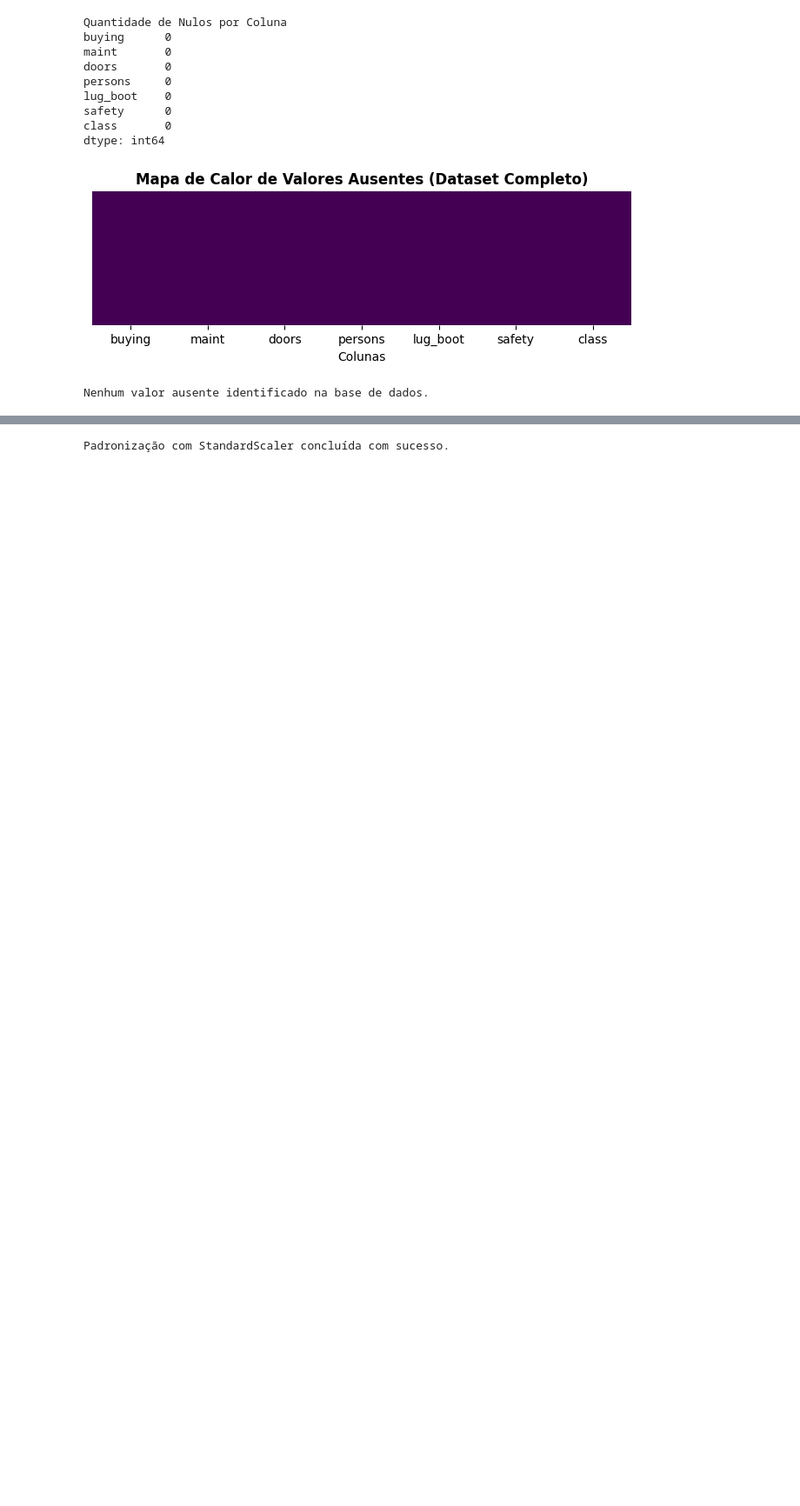
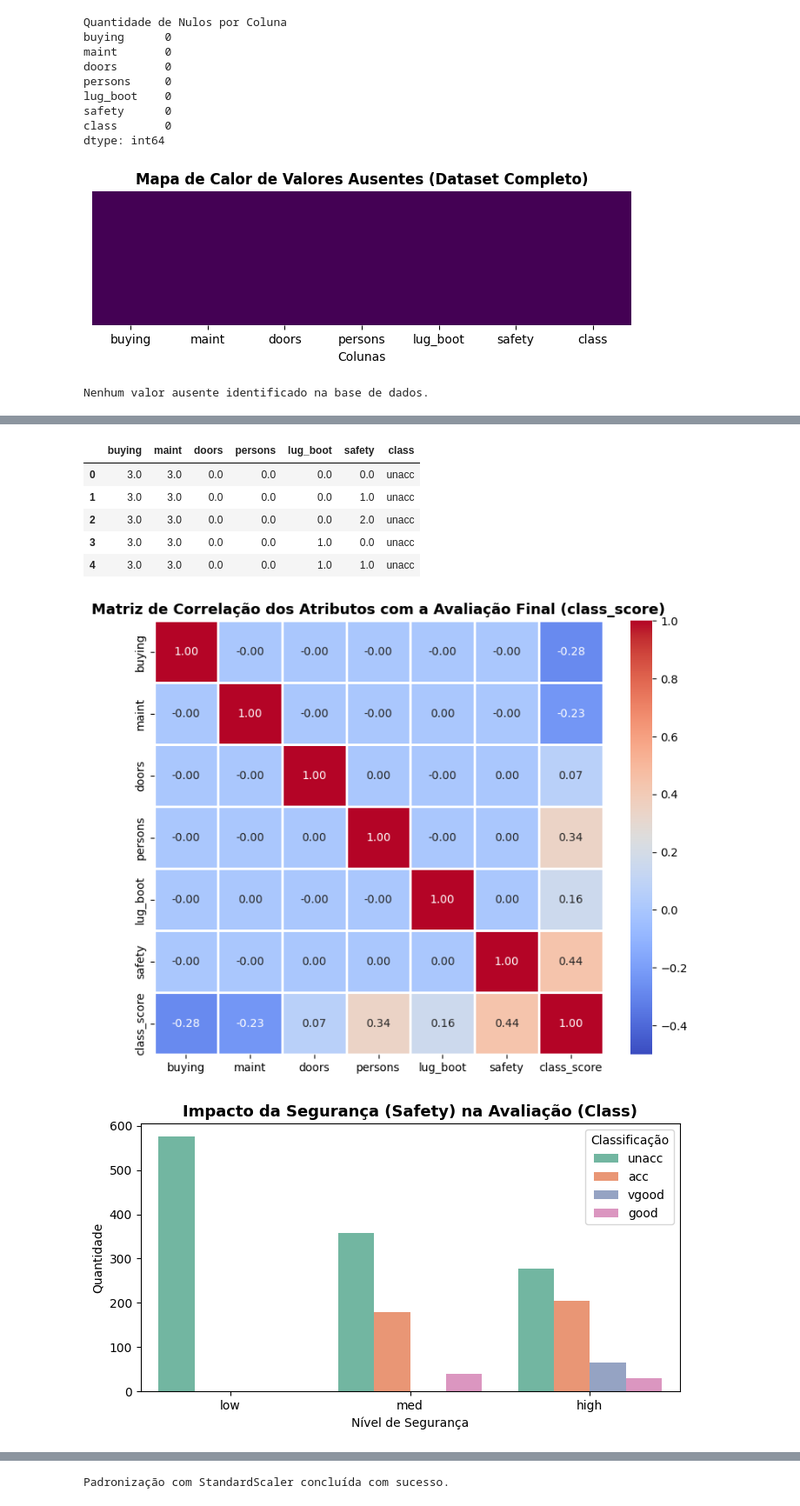
Before and after one commit to nsx270/Summit---Car-Classification-Dataset, a Jupyter notebook: car-classification-dataset.ipynb, the cells around one changed output, grey strips where cells are left out. Shown at 87% size. Cells and saved outputs as stored; diff of their text form; code cells hidden in the pictures; blank space fills up the shorter version.

```diff
--- a/car-classification-dataset.ipynb
+++ b/car-classification-dataset.ipynb
@@ -205,19 +207,0 @@ Como o algoritmo de SVM requer entradas numéricas, transformamos as variáveis
-# %%
-#Definindo a ordem hierárquica esperada para cada atributo preditor
-categorias = [
-    ['low', 'med', 'high', 'vhigh'], # buying
-    ['low', 'med', 'high', 'vhigh'], # maint
-    ['2', '3', '4', '5more'],        # doors
-    ['2', '4', 'more'],              # persons
-    ['small', 'med', 'big'],         # lug_boot
-    ['low', 'med', 'high']           # safety
-]
-
-features = ['buying', 'maint', 'doors', 'persons', 'lug_boot', 'safety']
-
-# Instanciando e aplicando o OrdinalEncoder de forma automatizada
-encoder = OrdinalEncoder(categories=categorias)
-df[features] = encoder.fit_transform(df[features])
-
-print("Primeiras Linhas Pós-Encoding Automático")
-display(df.head())
@@ -246,0 +222,53 @@ Nesta etapa, preparamos os dados para o aprendizado supervisionado:
+# %%
+# Mapeamento ordinal utilizando OrdinalEncoder preservando a escala lógica
+categorias = [
+    ['low', 'med', 'high', 'vhigh'], # buying
+    ['low', 'med', 'high', 'vhigh'], # maint
+    ['2', '3', '4', '5more'],        # doors
+    ['2', '4', 'more'],              # persons
+    ['small', 'med', 'big'],         # lug_boot
+    ['low', 'med', 'high']           # safety
+]
+features = ['buying', 'maint', 'doors', 'persons', 'lug_boot', 'safety']
+
+encoder = OrdinalEncoder(categories=categorias)
+df_encoded = df.copy()
+df_encoded[features] = encoder.fit_transform(df[features])
+
+print("Primeiras Linhas Pós-Encoding")
+display(df_encoded.head())
+
+# Matriz de Correlação incluindo a variável alvo (sem alterar os DataFrames originais)
+class_mapping = {'unacc': 1, 'acc': 2, 'good': 3, 'vgood': 4}
+df_encoded_corr = df_encoded.copy()
+df_encoded_corr['class_score'] = df_encoded_corr['class'].map(class_mapping)
+
+plt.figure(figsize=(9, 7))
+corr = df_encoded_corr.drop('class', axis=1).corr()
+sns.heatmap(
+    corr,
+    annot=True,
+    cmap='coolwarm',
+    fmt=".2f",
+    linewidths=0.8,
+    vmin=-0.5,
+    vmax=1.0
+)
+plt.title('Matriz de Correlação dos Atributos com a Avaliação Final (class_score)', fontsize=13, fontweight='bold')
+
+# SALVA O GRÁFICO COMO IMAGEM
+plt.savefig('matriz_correlacao.png', dpi=300, bbox_inches='tight')
+plt.show()
+
+# Relação entre Nível de Segurança e Classificação do Carro
+plt.figure(figsize=(8, 4))
+sns.countplot(data=df, x='safety', hue='class', order=['low', 'med', 'high'], palette='Set2')
+plt.title('Impacto da Segurança (Safety) na Avaliação (Class)', fontsize=13, fontweight='bold')
+plt.xlabel('Nível de Segurança')
+plt.ylabel('Quantidade')
+plt.legend(title='Classificação')
+
+# SALVA O GRÁFICO COMO IMAGEM
+plt.savefig('impacto_seguranca.png', dpi=300, bbox_inches='tight')
+plt.show()
+# %% [output]
@@ -246,0 +276,8 @@ Nesta etapa, preparamos os dados para o aprendizado supervisionado:
+|  | buying | maint | doors | persons | lug_boot | safety | class |
+| 0 | 3.0 | 3.0 | 0.0 | 0.0 | 0.0 | 0.0 | unacc |
+| 1 | 3.0 | 3.0 | 0.0 | 0.0 | 0.0 | 1.0 | unacc |
+| 2 | 3.0 | 3.0 | 0.0 | 0.0 | 0.0 | 2.0 | unacc |
+| 3 | 3.0 | 3.0 | 0.0 | 0.0 | 1.0 | 0.0 | unacc |
+| 4 | 3.0 | 3.0 | 0.0 | 0.0 | 1.0 | 1.0 | unacc |
+[figure, added]
+[figure, added]
```
Also changed, not shown: parts of 18 cells of this notebook.
